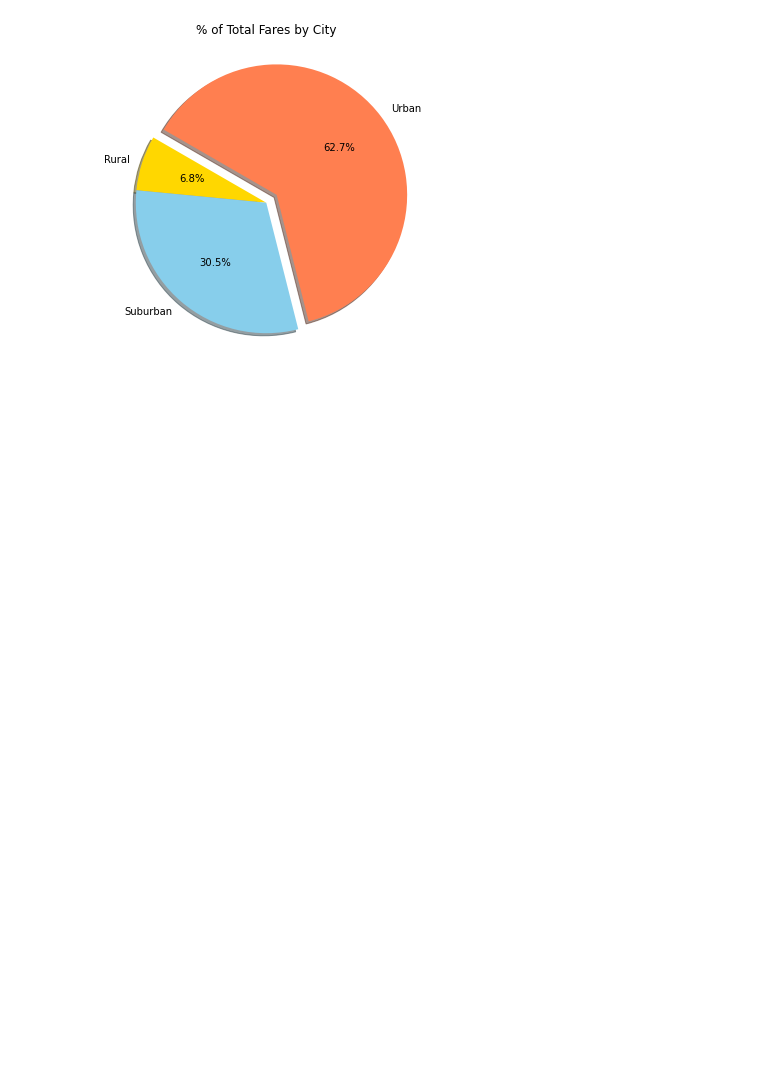
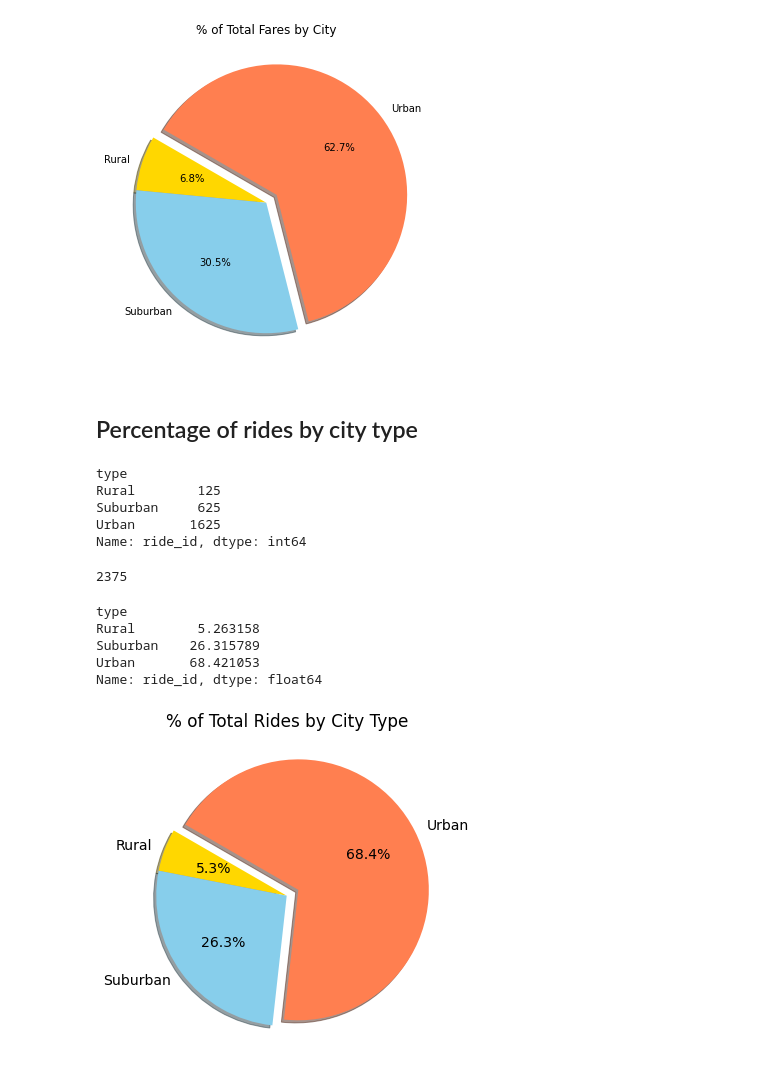
Before and after one commit to mgsrichard/PyBer_Analysis, a Jupyter notebook: PyBer.ipynb, the cells around one changed output. Cells and saved outputs as stored; diff of their text form; code cells hidden in the pictures; blank space fills up the shorter version.

Commit message:
%rides by city type pie chart made

```diff
--- a/PyBer.ipynb
+++ b/PyBer.ipynb
@@ -832,3 +832,44 @@ plt.savefig("analysis/Fig5.png")
 plt.show()
 # %% [output]
 [figure]
+# %% [markdown]
+## Percentage of rides by city type
+# %%
+#Get the count of rides by city type
+count_of_rides_by_city_type = pyber_data_df.groupby(["type"]).count()["ride_id"]
+count_of_rides_by_city_type
+# %% [output]
+type
+Rural        125
+Suburban     625
+Urban       1625
+Name: ride_id, dtype: int64
+# %%
+#Get the total number of rides
+total_ride_count = pyber_data_df["ride_id"].count()
+total_ride_count
+# %% [output]
+2375
+# %%
+ride_type_percents = count_of_rides_by_city_type / total_ride_count * 100
+ride_type_percents
+# %% [output]
+type
+Rural        5.263158
+Suburban    26.315789
+Urban       68.421053
+Name: ride_id, dtype: float64
+# %%
+
+plt.figure(figsize = (10,6))
+labels = ["Rural","Suburban","Urban"]
+colors = ["gold","skyblue","coral"]
+explode = (0,0,0.1)
+plt.pie(ride_type_percents,labels=labels,colors=colors,shadow = True,explode=explode,
+        startangle=150,autopct="%1.1f%%")
+plt.title("% of Total Rides by City Type")
+mpl.rcParams['font.size'] = 14
+plt.savefig("analysis/Fig6.png")
+plt.show()
+# %% [output]
+[figure, added]
```
Also changed, not shown: 1 other file.
